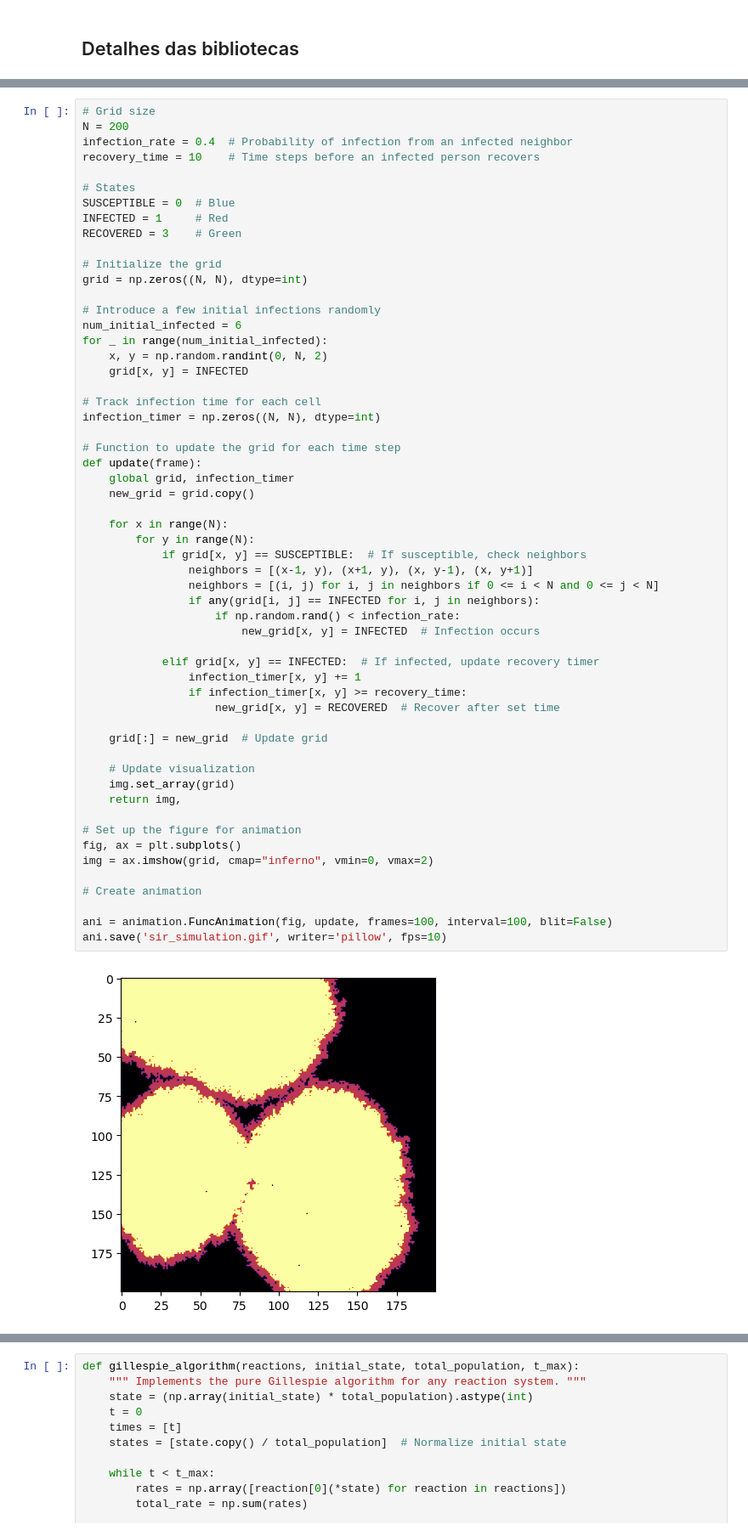
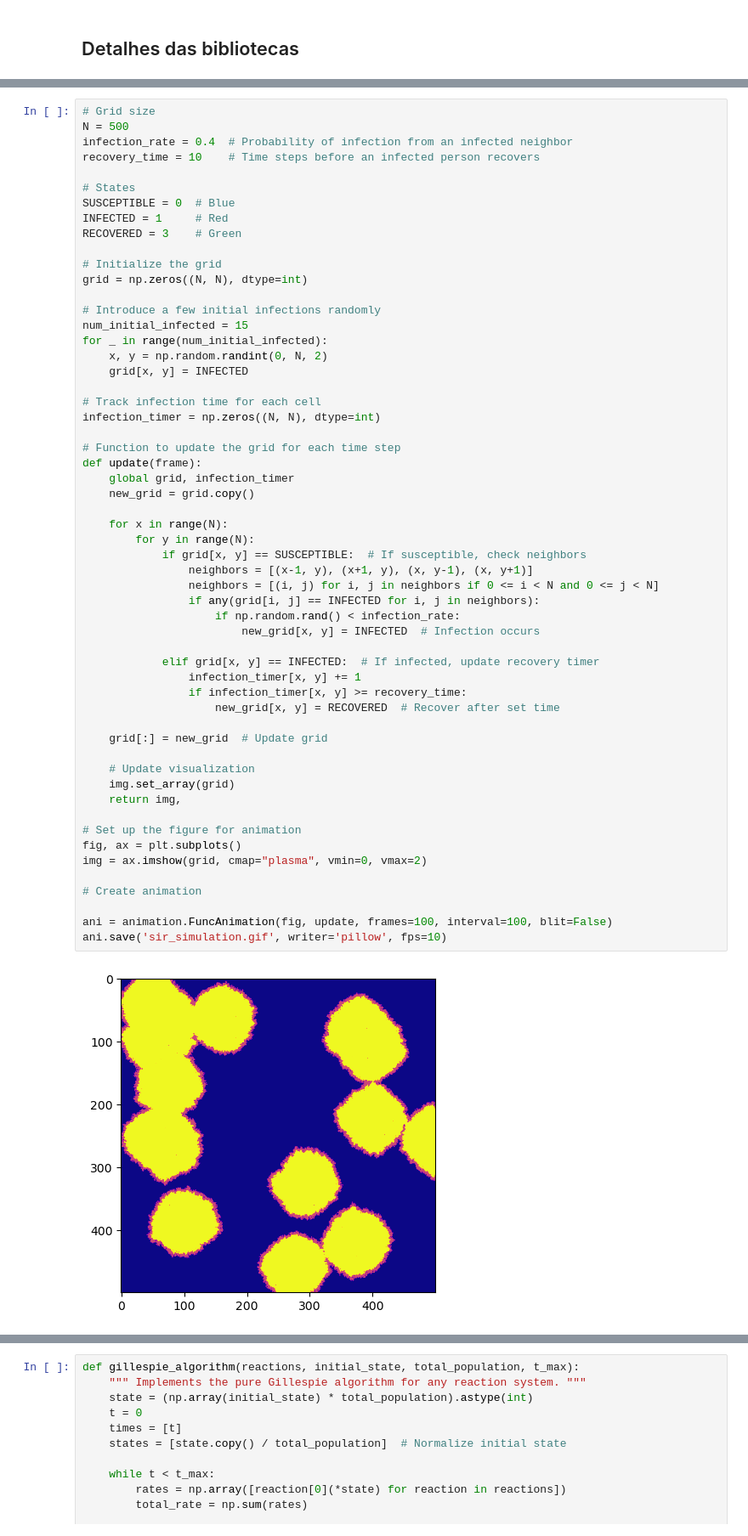
Before and after one commit to ylaksl/draft_PET.py, a Jupyter notebook: SIR_SIS_models.ipynb, the cells around one changed output, grey strips where cells are left out. Shown at 85% size. Saved outputs shown, nothing was run; the diff lists cells and outputs as text.

```diff
--- a/SIR_SIS_models.ipynb
+++ b/SIR_SIS_models.ipynb
@@ -60,6 +113,6 @@ plt.legend()
 # %%
 # Grid size
-N = 200
+N = 500
 infection_rate = 0.4  # Probability of infection from an infected neighbor
 recovery_time = 10    # Time steps before an infected person recovers
 
@@ -72,7 +125,7 @@ RECOVERED = 3    # Green
 grid = np.zeros((N, N), dtype=int)
 
 # Introduce a few initial infections randomly
-num_initial_infected = 6
+num_initial_infected = 15
 for _ in range(num_initial_infected):
     x, y = np.random.randint(0, N, 2)
     grid[x, y] = INFECTED
@@ -86,35 +139,35 @@ def update(frame):
     new_grid = grid.copy()
 
     for x in range(N):
         for y in range(N):
             if grid[x, y] == SUSCEPTIBLE:  # If susceptible, check neighbors
                 neighbors = [(x-1, y), (x+1, y), (x, y-1), (x, y+1)]
                 neighbors = [(i, j) for i, j in neighbors if 0 <= i < N and 0 <= j < N]
                 if any(grid[i, j] == INFECTED for i, j in neighbors):
                     if np.random.rand() < infection_rate:
                         new_grid[x, y] = INFECTED  # Infection occurs
 
             elif grid[x, y] == INFECTED:  # If infected, update recovery timer
                 infection_timer[x, y] += 1
                 if infection_timer[x, y] >= recovery_time:
                     new_grid[x, y] = RECOVERED  # Recover after set time
 
     grid[:] = new_grid  # Update grid
 
     # Update visualization
     img.set_array(grid)
     return img,
 
 # Set up the figure for animation
 fig, ax = plt.subplots()
-img = ax.imshow(grid, cmap="inferno", vmin=0, vmax=2)
+img = ax.imshow(grid, cmap="plasma", vmin=0, vmax=2)
 
 # Create animation
 
 ani = animation.FuncAnimation(fig, update, frames=100, interval=100, blit=False)
 ani.save('sir_simulation.gif', writer='pillow', fps=10)
 # %% [output]
-[figure, old version]
+[figure, new version]
 # %% [markdown]
 ![SIR Model Simulation](sir_simulation.gif)
 # %%
```
Also changed, not shown: parts of 14 cells of this notebook, 1 other file.
